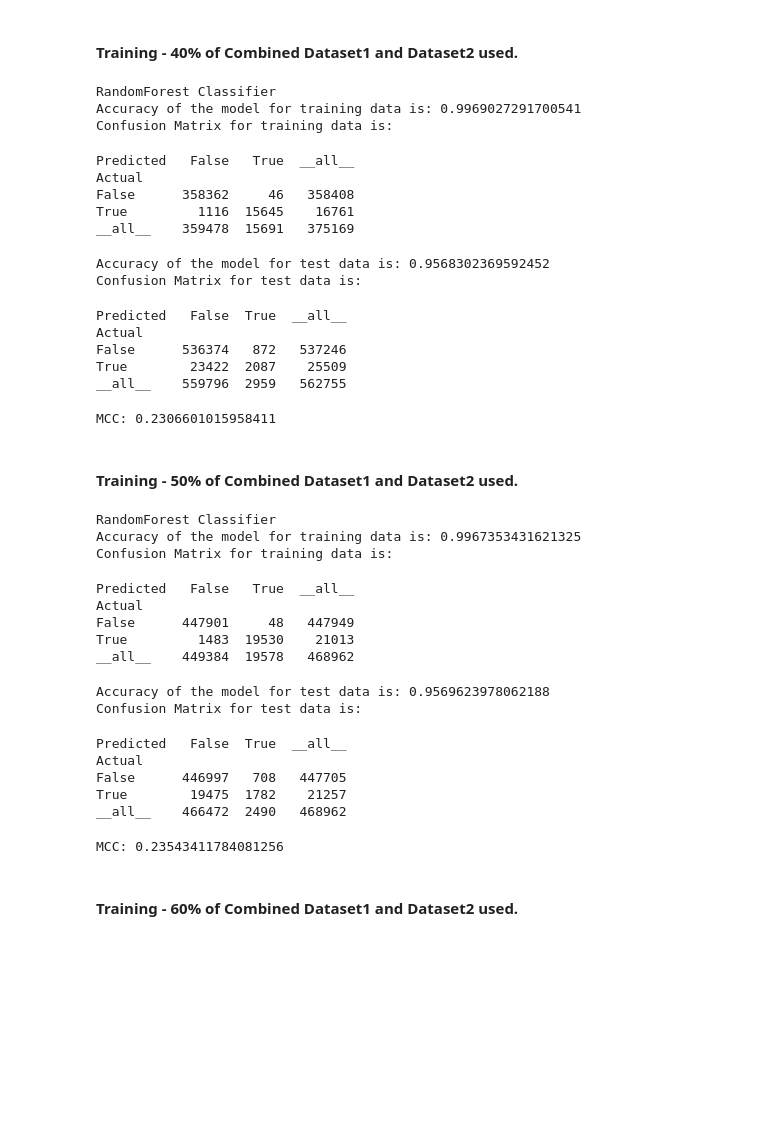
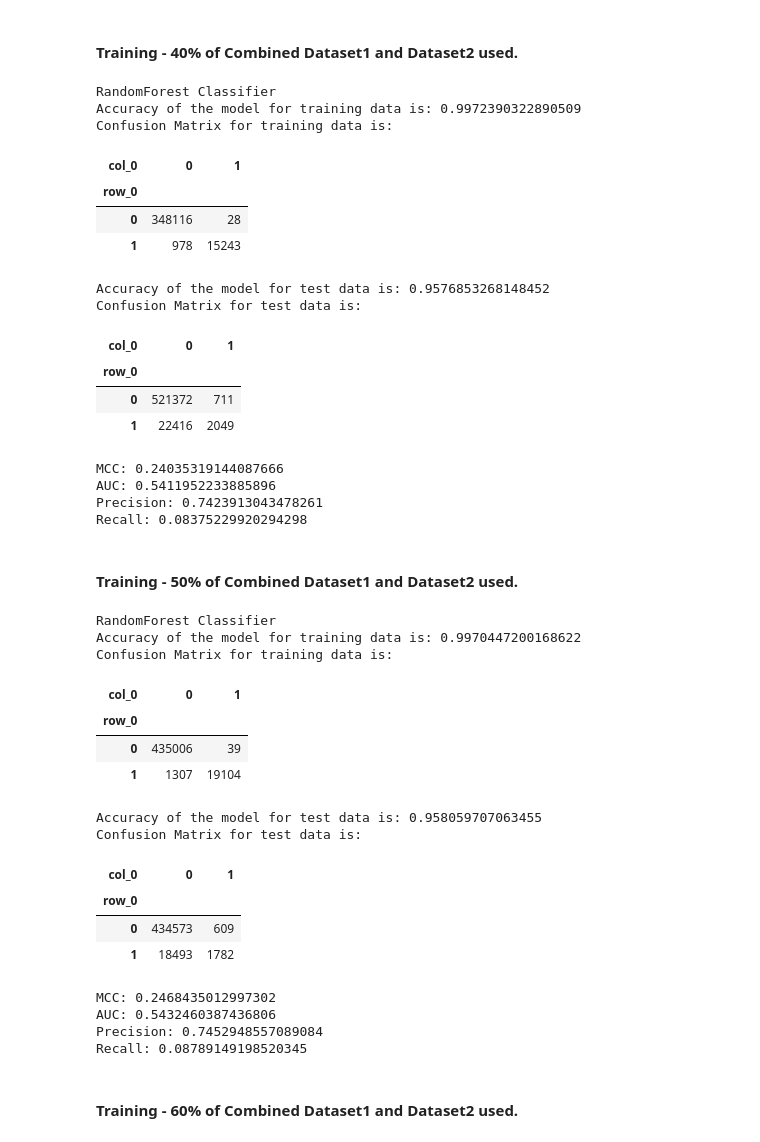
Before and after one commit to darshan-b/Reputation, a Jupyter notebook: Combined/Building_dataset_oversampling_using_34_features.ipynb, the cells around one changed output. Drawn from its saved outputs; the diff is of its cells as text; code cells hidden in the pictures; blank space fills up the shorter version.

```diff
--- a/Combined/Building_dataset_oversampling_using_34_features.ipynb
+++ b/Combined/Building_dataset_oversampling_using_34_features.ipynb
@@ -171,36 +190,40 @@ MCC: 0.2269385193534121
 # %%
 columns=df.columns.tolist()
 train=df.iloc[:int(df.shape[0]*0.4),:]
 train_X=train.iloc[:,train.columns!='Target'].values
 train_Y=train.Target.values
 
 scaler=StandardScaler()
 scaled_X_train=scaler.fit_transform(train_X)
 
 test=df.iloc[int(df.shape[0]*0.4):,:]
 test_X=test.iloc[:,test.columns!='Target'].values
 test_Y=test.Target.values
 scaled_X_test=scaler.transform(test_X)
 columns.remove('Target')
-model,cm_train,cm_test,acc_train,acc_test,roc_auc,mcc,prec,rec=RandomForest(scaled_X_train,train_Y,scaled_X_test,test_Y,columns)
+model,acc_train,acc_test,roc_auc,mcc,prec,rec=RandomForest(scaled_X_train,train_Y,scaled_X_test,test_Y,columns)
 print("MCC:",mcc)
+print("AUC:",roc_auc)
+print("Precision:",prec)
+print("Recall:",rec)
 # %% [output]
 RandomForest Classifier
-Accuracy of the model for training data is: 0.9969027291700541
+Accuracy of the model for training data is: 0.9972390322890509
 Confusion Matrix for training data is:
+| col_0 | 0 | 1 |
+| row_0 |  |  |
+| 0 | 348116 | 28 |
+| 1 | 978 | 15243 |
-Predicted   False   True  __all__
-Actual
-False      358362     46   358408
-True         1116  15645    16761
-__all__    359478  15691   375169
+Accuracy of the model for test data is: 0.9576853268148452
+Confusion Matrix for test data is:
+| col_0 | 0 | 1 |
+| row_0 |  |  |
+| 0 | 521372 | 711 |
+| 1 | 22416 | 2049 |
-Accuracy of the model for test data is: 0.9568302369592452
-Confusion Matrix for test data is:
+MCC: 0.24035319144087666
+AUC: 0.5411952233885896
+Precision: 0.7423913043478261
+Recall: 0.08375229920294298
-Predicted   False  True  __all__
-Actual
-False      536374   872   537246
-True        23422  2087    25509
-__all__    559796  2959   562755
-MCC: 0.2306601015958411
 # %% [markdown]
 #### Training - 50% of Combined Dataset1 and Dataset2 used.
 # %%
@@ -217,25 +240,29 @@ test_X=test.iloc[:,test.columns!='Target'].values
 test_Y=test.Target.values
 scaled_X_test=scaler.transform(test_X)
 columns.remove('Target')
-model,cm_train,cm_test,acc_train,acc_test,roc_auc,mcc,prec,rec=RandomForest(scaled_X_train,train_Y,scaled_X_test,test_Y,columns)
+model,acc_train,acc_test,roc_auc,mcc,prec,rec=RandomForest(scaled_X_train,train_Y,scaled_X_test,test_Y,columns)
 print("MCC:",mcc)
+print("AUC:",roc_auc)
+print("Precision:",prec)
+print("Recall:",rec)
 # %% [output]
 RandomForest Classifier
-Accuracy of the model for training data is: 0.9967353431621325
+Accuracy of the model for training data is: 0.9970447200168622
 Confusion Matrix for training data is:
+| col_0 | 0 | 1 |
+| row_0 |  |  |
+| 0 | 435006 | 39 |
+| 1 | 1307 | 19104 |
-Predicted   False   True  __all__
-Actual
-False      447901     48   447949
-True         1483  19530    21013
-__all__    449384  19578   468962
+Accuracy of the model for test data is: 0.958059707063455
+Confusion Matrix for test data is:
+| col_0 | 0 | 1 |
+| row_0 |  |  |
+| 0 | 434573 | 609 |
+| 1 | 18493 | 1782 |
-Accuracy of the model for test data is: 0.9569623978062188
-Confusion Matrix for test data is:
+MCC: 0.2468435012997302
+AUC: 0.5432460387436806
+Precision: 0.7452948557089084
+Recall: 0.08789149198520345
-Predicted   False  True  __all__
-Actual
-False      446997   708   447705
-True        19475  1782    21257
-__all__    466472  2490   468962
-MCC: 0.23543411784081256
 # %% [markdown]
 #### Training - 60% of Combined Dataset1 and Dataset2 used.
 # %%
```
Also changed, not shown: parts of 9 cells of this notebook.
